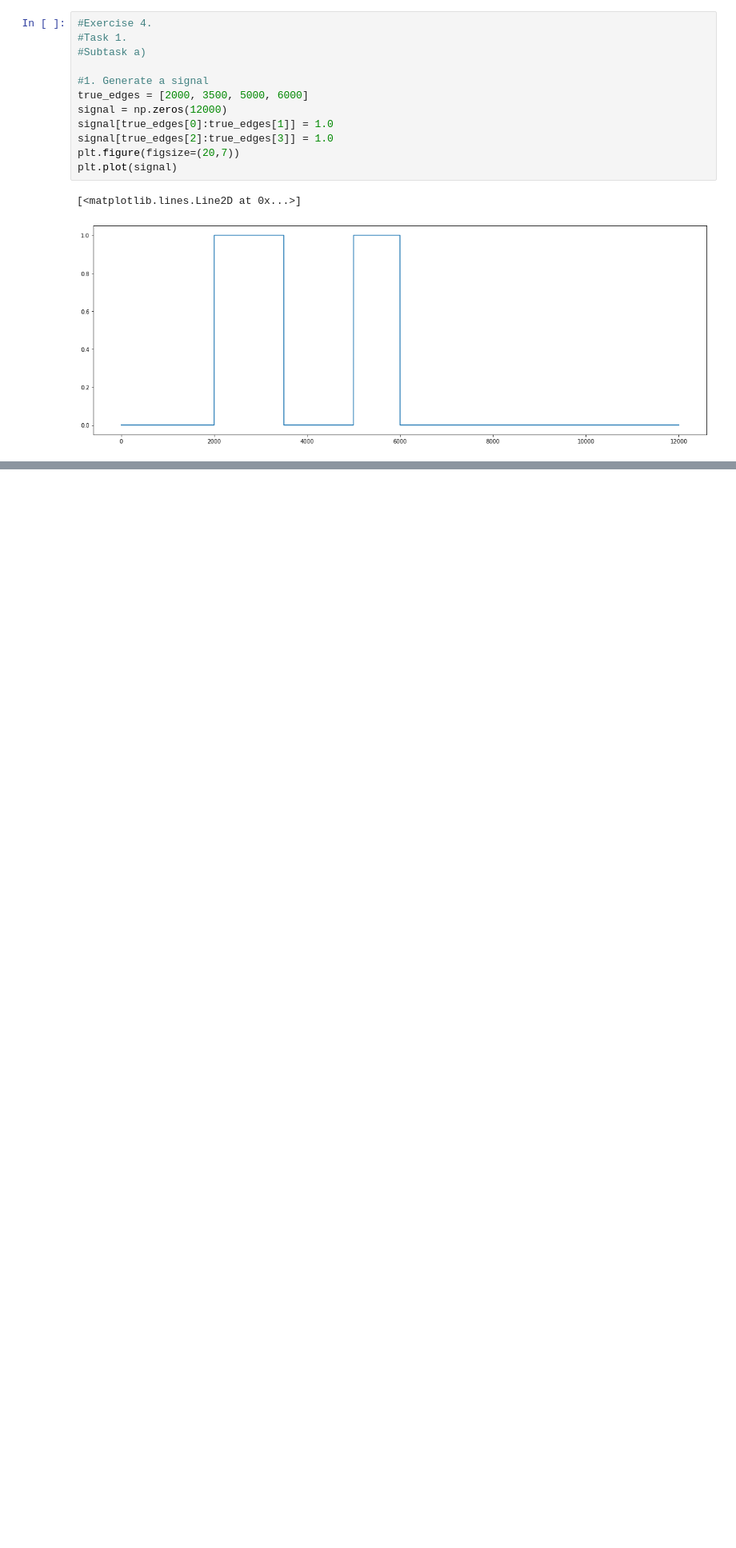
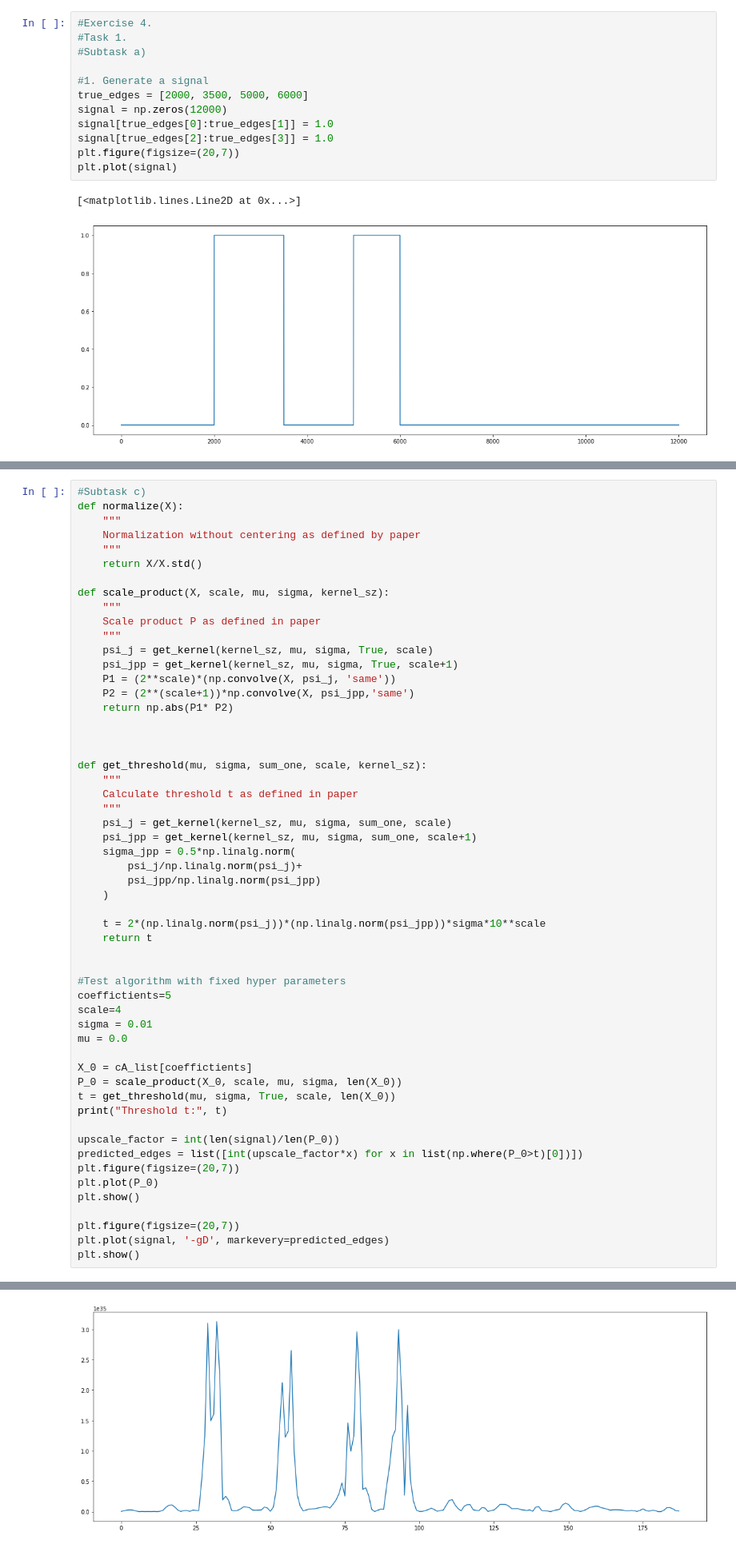
Before and after one commit to lorenz0890/sip_final, a Jupyter notebook: sip_final.ipynb, the cells around one changed output, grey strips where cells are left out. Shown at 80% size. Saved outputs shown, nothing was run; the diff lists cells and outputs as text; blank space fills up the shorter version.

```diff
--- a/sip_final.ipynb
+++ b/sip_final.ipynb
@@ -220,0 +128,56 @@ plt.show()
+# %%
+#Subtask c)
+def normalize(X):
+    """
+    Normalization without centering as defined by paper
+    """
+    return X/X.std()
+
+def scale_product(X, scale, mu, sigma, kernel_sz):
+    """
+    Scale product P as defined in paper
+    """
+    psi_j = get_kernel(kernel_sz, mu, sigma, True, scale)
+    psi_jpp = get_kernel(kernel_sz, mu, sigma, True, scale+1)
+    P1 = (2**scale)*(np.convolve(X, psi_j, 'same'))
+    P2 = (2**(scale+1))*np.convolve(X, psi_jpp,'same')
+    return np.abs(P1* P2)
+
+
+
+def get_threshold(mu, sigma, sum_one, scale, kernel_sz):
+    """
+    Calculate threshold t as defined in paper
+    """
+    psi_j = get_kernel(kernel_sz, mu, sigma, sum_one, scale)
+    psi_jpp = get_kernel(kernel_sz, mu, sigma, sum_one, scale+1)
+    sigma_jpp = 0.5*np.linalg.norm(
+        psi_j/np.linalg.norm(psi_j)+
+        psi_jpp/np.linalg.norm(psi_jpp)
+    )
+
+    t = 2*(np.linalg.norm(psi_j))*(np.linalg.norm(psi_jpp))*sigma*10**scale
+    return t
+
+
+#Test algorithm with fixed hyper parameters
+coeffictients=5
+scale=4
+sigma = 0.01
+mu = 0.0
+
+X_0 = cA_list[coeffictients]
+P_0 = scale_product(X_0, scale, mu, sigma, len(X_0))
+t = get_threshold(mu, sigma, True, scale, len(X_0))
+print("Threshold t:", t)
+
+upscale_factor = int(len(signal)/len(P_0))
+predicted_edges = list([int(upscale_factor*x) for x in list(np.where(P_0>t)[0])])
+plt.figure(figsize=(20,7))
+plt.plot(P_0)
+plt.show()
+
+plt.figure(figsize=(20,7))
+plt.plot(signal, '-gD', markevery=predicted_edges)
+plt.show()
+# %% [output]
@@ -220,0 +185 @@ plt.show()
+[figure, added]
```
Also changed, not shown: parts of 14 cells of this notebook.
